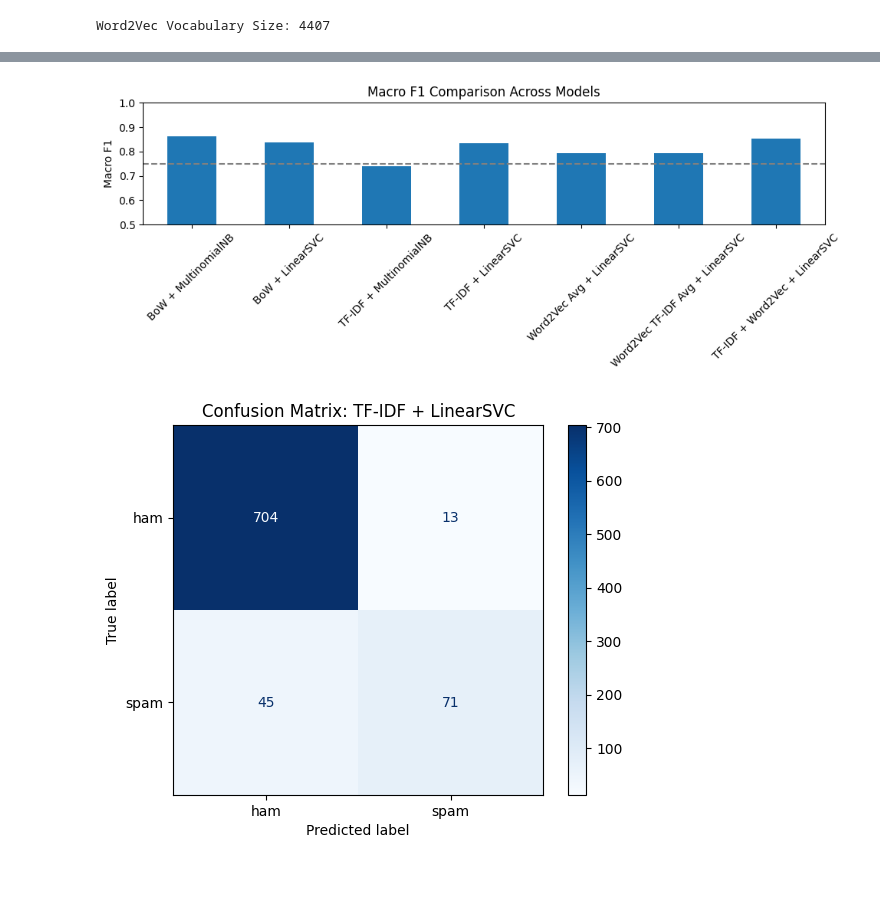
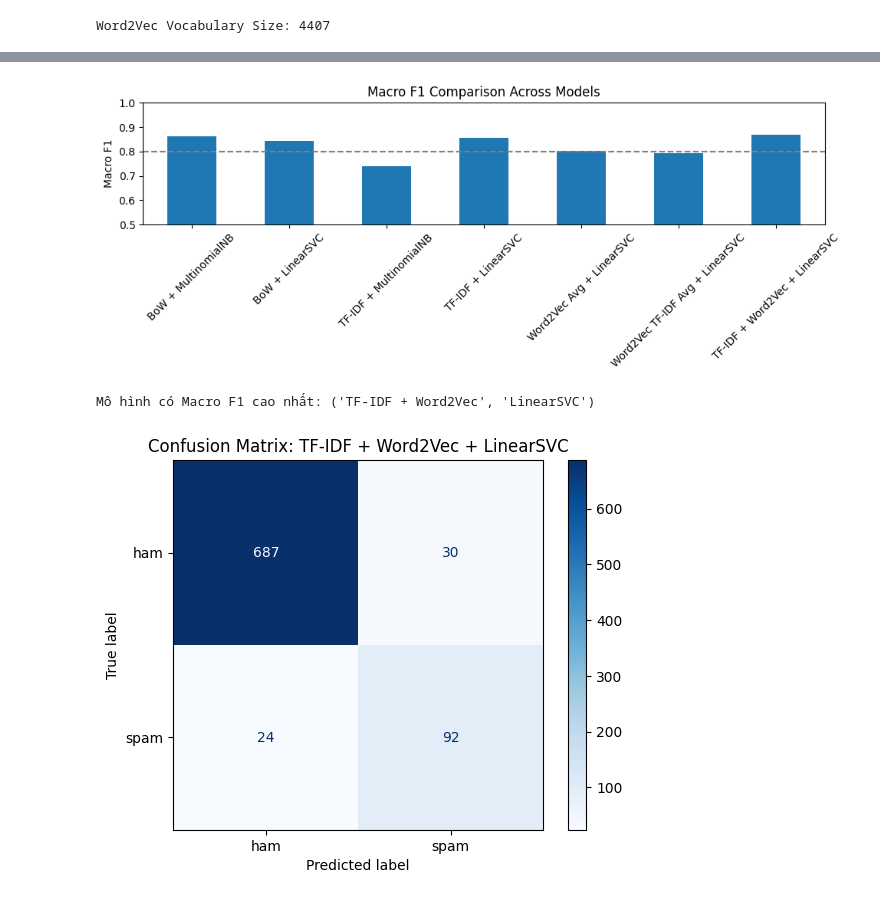
Before and after one commit to huuhieu56/NLP1, a Jupyter notebook: PTIT_spam_ham.ipynb, the cells around one changed output, grey strips where cells are left out. Cells and saved outputs as stored; diff of their text form; code cells hidden in the pictures.

```diff
--- a/PTIT_spam_ham.ipynb
+++ b/PTIT_spam_ham.ipynb
@@ -107,6 +196,6 @@ TF-IDF Features Size: 4417
 # %%
 sentences = [s.split() for s in train['processed']]
-w2v_model = Word2Vec(sentences, vector_size=100, window=5, min_count=1, workers=4, epochs=30, seed=42)
+w2v_model = Word2Vec(sentences, vector_size=100, window=5, min_count=1, workers=1, epochs=50, seed=42)
 print('Word2Vec Vocabulary Size:', len(w2v_model.wv))
 # %% [output]
 Word2Vec Vocabulary Size: 4407
@@ -142,31 +330,40 @@ Hybrid Features Size: 4517
+# %%
+multinomialNB = MultinomialNB()
+linearSVC = LinearSVC(
+    dual='auto', class_weight='balanced',
+    C=1.0, max_iter=3000, random_state=42
+)
 # %%
 experiments = {
-    ('BoW', 'MultinomialNB'): (X_train_bow, X_test_bow, MultinomialNB()),
-    ('BoW', 'LinearSVC'): (X_train_bow, X_test_bow, LinearSVC(dual='auto', max_iter=3000, random_state=42)),
-    ('TF-IDF', 'MultinomialNB'): (X_train_tfidf, X_test_tfidf, MultinomialNB()),
-    ('TF-IDF', 'LinearSVC'): (X_train_tfidf, X_test_tfidf, LinearSVC(dual='auto', max_iter=3000, random_state=42)),
-    ('Word2Vec Avg', 'LinearSVC'): (X_train_w2v_avg, X_test_w2v_avg, LinearSVC(dual='auto', class_weight='balanced', C=0.5, max_iter=3000, random_state=42)),
-    ('Word2Vec TF-IDF Avg', 'LinearSVC'): (X_train_w2v_tfidf, X_test_w2v_tfidf, LinearSVC(dual='auto', class_weight='balanced', C=0.5, max_iter=3000, random_state=42)),
-    ('TF-IDF + Word2Vec', 'LinearSVC'): (X_train_combined, X_test_combined, LinearSVC(dual='auto', max_iter=3000, random_state=42))
+    ('BoW', 'MultinomialNB'): (X_train_bow, X_test_bow, multinomialNB),
+    ('BoW', 'LinearSVC'): (X_train_bow, X_test_bow, linearSVC),
+    ('TF-IDF', 'MultinomialNB'): (X_train_tfidf, X_test_tfidf, multinomialNB),
+    ('TF-IDF', 'LinearSVC'): (X_train_tfidf, X_test_tfidf, linearSVC),
+    ('Word2Vec Avg', 'LinearSVC'): (X_train_w2v_avg, X_test_w2v_avg, linearSVC),
+    ('Word2Vec TF-IDF Avg', 'LinearSVC'): (X_train_w2v_tfidf, X_test_w2v_tfidf, linearSVC),
+    ('TF-IDF + Word2Vec', 'LinearSVC'): (X_train_combined, X_test_combined, linearSVC)
 }
-
 results = []
 predictions = {}
+results = []
+predictions = {}
+
 for (feat, algo), (X_tr, X_te, clf) in experiments.items():
     clf.fit(X_tr, train['label'])
     y_pred = clf.predict(X_te)
     predictions[(feat, algo)] = y_pred
-    acc = accuracy_score(test['label'], y_pred)
-    prec = precision_score(test['label'], y_pred, average='macro', zero_division=0)
-    rec = recall_score(test['label'], y_pred, average='macro', zero_division=0)
-    f1 = f1_score(test['label'], y_pred, average='macro', zero_division=0)
+
     results.append({
         'Feature': feat,
         'Model': algo,
-        'Accuracy': acc,
-        'Precision': prec,
-        'Recall': rec,
-        'Macro F1': f1
+        'Accuracy': accuracy_score(test['label'], y_pred),
+        'Precision macro': precision_score(test['label'], y_pred, average='macro', zero_division=0),
+        'Recall macro': recall_score(test['label'], y_pred, average='macro', zero_division=0),
+        'Precision spam': precision_score(test['label'], y_pred, pos_label='spam', zero_division=0),
+        'Recall spam': recall_score(test['label'], y_pred, pos_label='spam', zero_division=0),
+        'F1 spam': f1_score(test['label'], y_pred, pos_label='spam', zero_division=0),
+        'Macro F1': f1_score(test['label'], y_pred, average='macro', zero_division=0),
+
     })
 # %%
 scores_df = pd.DataFrame(results)
@@ -183,23 +380,27 @@ display(scores_df)
 # %%
 model_names = scores_df['Feature'] + ' + ' + scores_df['Model']
 scores_df.set_index(model_names)['Macro F1'].plot(kind='bar', figsize=(10, 4), rot=45)
-plt.axhline(0.75, color='gray', linestyle='--')
+plt.axhline(0.8, color='gray', linestyle='--')
 plt.title('Macro F1 Comparison Across Models')
 plt.ylabel('Macro F1')
 plt.ylim(0.5, 1.0)
 plt.tight_layout()
 plt.show()
 # %% [output]
-[figure, old version]
+[figure, new version]
+# %%
+best_model = tuple(scores_df.loc[scores_df['Macro F1'].idxmax(), ['Feature', 'Model']])
+print("Mô hình có Macro F1 cao nhất:", best_model)
+# %% [output]
+Mô hình có Macro F1 cao nhất: ('TF-IDF + Word2Vec', 'LinearSVC')
 # %%
-best_model = ('TF-IDF', 'LinearSVC')
 cm = confusion_matrix(test['label'], predictions[best_model], labels=['ham', 'spam'])
 disp = ConfusionMatrixDisplay(confusion_matrix=cm, display_labels=['ham', 'spam'])
 disp.plot(cmap='Blues')
 plt.title('Confusion Matrix: ' + best_model[0] + ' + ' + best_model[1])
 plt.show()
 # %% [output]
-[figure, old version]
+[figure, new version]
 # %%
 print(classification_report(test['label'], predictions[best_model], digits=4))
 # %% [output]
```
Also changed, not shown: parts of 22 cells of this notebook, 4 other files.
